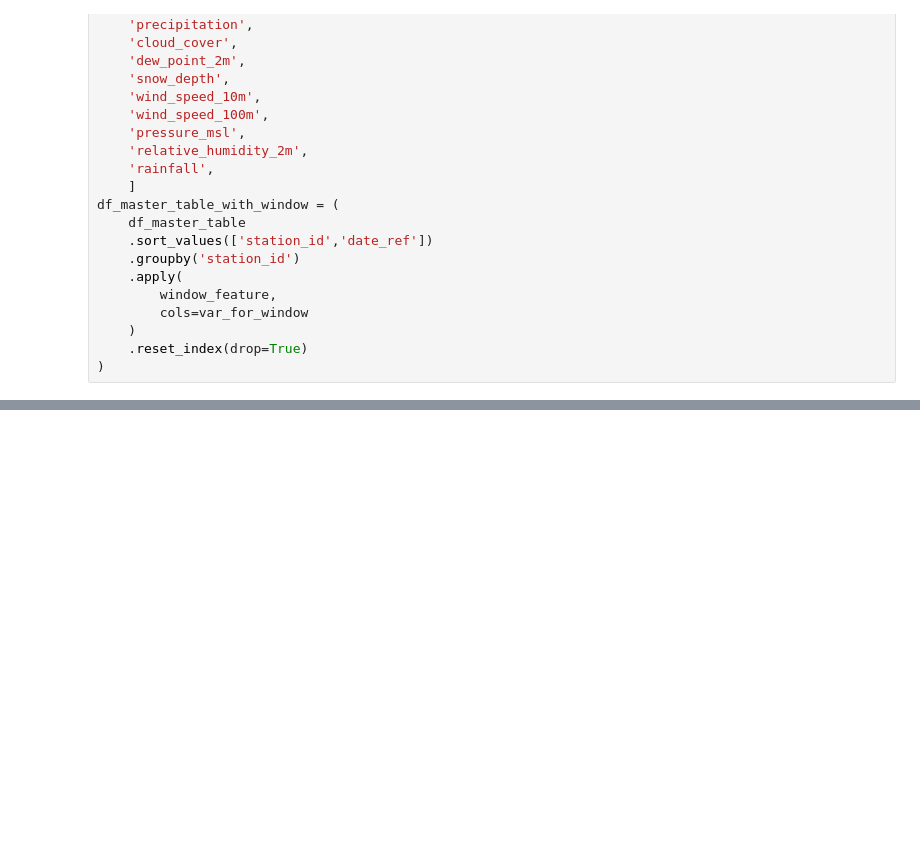
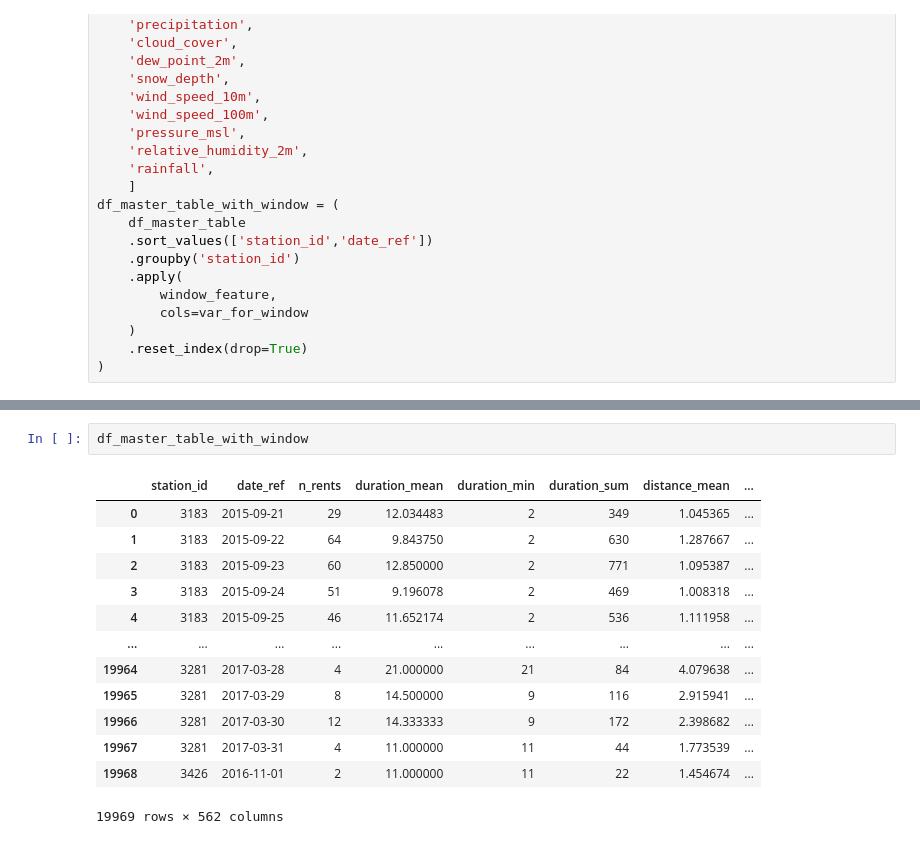
Before and after one commit to jeleandro/bike_demand_prediction, a Jupyter notebook: notebooks/01_spine_creation.ipynb, the cells around one changed output, grey strips where cells are left out. Drawn from its saved outputs; the diff is of its cells as text; blank space fills up the shorter version.

```diff
--- a/notebooks/01_spine_creation.ipynb
+++ b/notebooks/01_spine_creation.ipynb
@@ -253,0 +328,16 @@ df_master_table_with_window = (
+# %%
+df_master_table_with_window
+# %% [output]
+|  | station_id | date_ref | n_rents | duration_mean | duration_min | duration_sum | distance_mean | ... |
+| 0 | 3183 | 2015-09-21 | 29 | 12.034483 | 2 | 349 | 1.045365 | ... |
+| 1 | 3183 | 2015-09-22 | 64 | 9.843750 | 2 | 630 | 1.287667 | ... |
+| 2 | 3183 | 2015-09-23 | 60 | 12.850000 | 2 | 771 | 1.095387 | ... |
+| 3 | 3183 | 2015-09-24 | 51 | 9.196078 | 2 | 469 | 1.008318 | ... |
+| 4 | 3183 | 2015-09-25 | 46 | 11.652174 | 2 | 536 | 1.111958 | ... |
+| ... | ... | ... | ... | ... | ... | ... | ... | ... |
+| 19964 | 3281 | 2017-03-28 | 4 | 21.000000 | 21 | 84 | 4.079638 | ... |
+| 19965 | 3281 | 2017-03-29 | 8 | 14.500000 | 9 | 116 | 2.915941 | ... |
+| 19966 | 3281 | 2017-03-30 | 12 | 14.333333 | 9 | 172 | 2.398682 | ... |
+| 19967 | 3281 | 2017-03-31 | 4 | 11.000000 | 11 | 44 | 1.773539 | ... |
+| 19968 | 3426 | 2016-11-01 | 2 | 11.000000 | 11 | 22 | 1.454674 | ... |
+19969 rows × 562 columns
```
Also changed, not shown: parts of 12 cells of this notebook, 2 other files.
